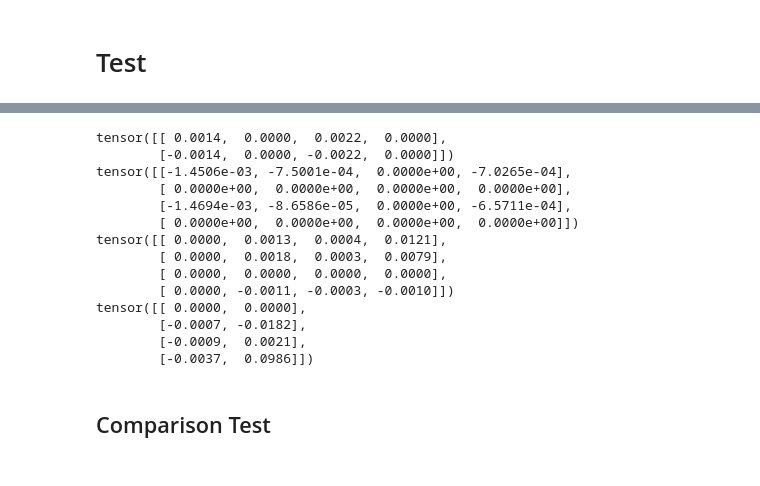
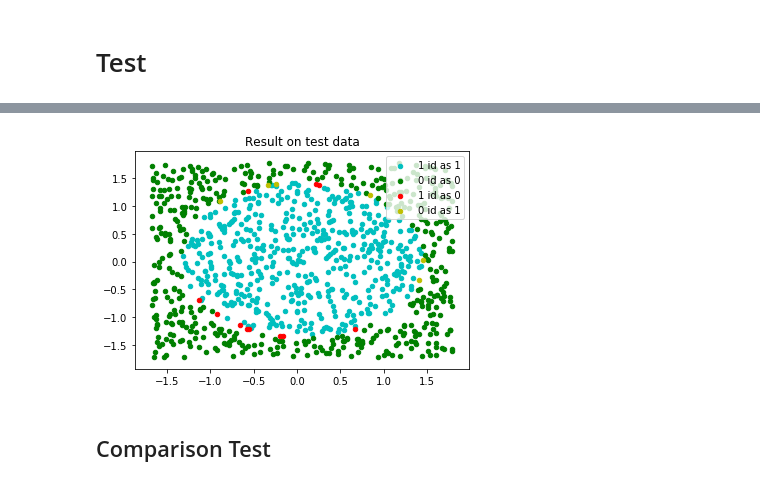
Before and after one commit to natbolon/DL, a Jupyter notebook: Project2/eugène.ipynb, the cells around one changed output, grey strips where cells are left out. Cells and saved outputs as stored; diff of their text form; code cells hidden in the pictures.

Commit message:
Added plot with false positive and false negative

```diff
--- a/Project2/eugène.ipynb
+++ b/Project2/eugène.ipynb
@@ -426,23 +408,21 @@ tensor([[ 18.8170, -18.5279],
-# %%
-print(linear_4.gradwrtweight[:,0:4])
-print(linear_3.gradwrtweight[0:4,0:4])
-print(linear_2.gradwrtweight[0:4,0:4])
-print(linear_1.gradwrtweight[0:4,:])
-# %% [output]
-tensor([[ 0.0014,  0.0000,  0.0022,  0.0000],
-        [-0.0014,  0.0000, -0.0022,  0.0000]])
-tensor([[-1.4506e-03, -7.5001e-04,  0.0000e+00, -7.0265e-04],
-        [ 0.0000e+00,  0.0000e+00,  0.0000e+00,  0.0000e+00],
-        [-1.4694e-03, -8.6586e-05,  0.0000e+00, -6.5711e-04],
-        [ 0.0000e+00,  0.0000e+00,  0.0000e+00,  0.0000e+00]])
-tensor([[ 0.0000,  0.0013,  0.0004,  0.0121],
-        [ 0.0000,  0.0018,  0.0003,  0.0079],
-        [ 0.0000,  0.0000,  0.0000,  0.0000],
-        [ 0.0000, -0.0011, -0.0003, -0.0010]])
-tensor([[ 0.0000,  0.0000],
-        [-0.0007, -0.0182],
-        [-0.0009,  0.0021],
-        [-0.0037,  0.0986]])
+# %%
+id_class = output.argmax(dim=1)
+
+one_id_as_one = torch.mul( (test_target[:,1]==1), (id_class ==1 ))
+one_id_as_zero = torch.mul( (test_target[:,1]==1), (id_class ==0 ))
+zero_id_as_one = torch.mul( (test_target[:,1]==0), (id_class ==1 ))
+zero_id_as_zero = torch.mul( (test_target[:,1]==0), (id_class ==0 ))
+
+plt.scatter(test_input[one_id_as_one,0] ,test_input[one_id_as_one,1], color = "c", s=20)
+plt.scatter(test_input[zero_id_as_zero,0] ,test_input[zero_id_as_zero,1], color = "g", s=20)
+plt.scatter(test_input[one_id_as_zero,0] ,test_input[one_id_as_zero,1], color = "r", s=20)
+plt.scatter(test_input[zero_id_as_one,0] ,test_input[zero_id_as_one,1], color = "y", s=20)
+
+plt.title("Result on test data")
+plt.legend(["1 id as 1", "0 id as 0", "1 id as 0", "0 id as 1"] )
+plt.show()
+# %% [output]
+[figure, added]
 # %% [markdown]
 ## Comparison Test
 # %%
```
Also changed, not shown: parts of 3 cells of this notebook.
